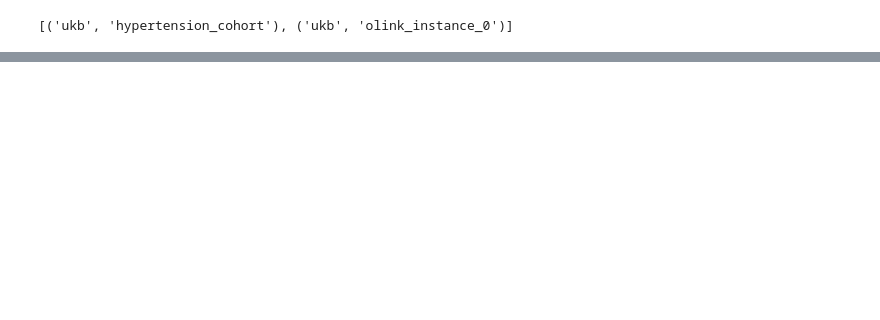
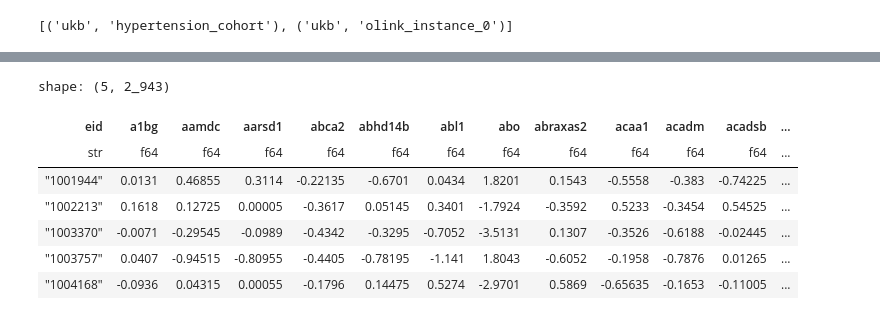
Before and after one commit to wjixiang/aikb, a Jupyter notebook: bio_info/replication/protein-phenotype/pwas.ipynb, the cells around one changed output, grey strips where cells are left out. Cells and saved outputs as stored; diff of their text form; code cells hidden in the pictures; blank space fills up the shorter version.

```diff
--- a/bio_info/replication/protein-phenotype/pwas.ipynb
+++ b/bio_info/replication/protein-phenotype/pwas.ipynb
@@ -50,0 +112,34 @@ shape: (1, 2_924)
+# %%
+rename_map = {
+    "participant.p131286": "htn_date",
+    "participant.p31": "sex",
+    "participant.p21003_i0": "age",
+    "participant.p21001_i0": "bmi",
+    "participant.p1239_i0": "smoking_current",
+    "participant.p1249_i0": "smoking_past",
+    "participant.p20117_i0": "smoking_pack_years",
+    "participant.p6138_i0": "education",
+    "participant.p738_i0": "income",
+    "participant.p22189": "townsend_di",
+    "participant.p54_i0": "assessment_centre",
+    "participant.p4080_i0_a0": "systolic_bp_1",
+    "participant.p4079_i0_a0": "diastolic_bp_1",
+    "participant.p4080_i0_a1": "systolic_bp_2",
+    "participant.p4079_i0_a1": "diastolic_bp_2",
+    "participant.p2966_i0": "age_htn_diagnosed",
+    "olink_instance_0.eid": "olink_eid",
+}
+
+
+df = df.rename(rename_map)
+# %%
+df.head().collect()
+# %% [output]
+shape: (5, 2_943)
+| eid | a1bg | aamdc | aarsd1 | abca2 | abhd14b | abl1 | abo | abraxas2 | acaa1 | acadm | acadsb | ... |
+| str | f64 | f64 | f64 | f64 | f64 | f64 | f64 | f64 | f64 | f64 | f64 | ... |
+| "1001944" | 0.0131 | 0.46855 | 0.3114 | -0.22135 | -0.6701 | 0.0434 | 1.8201 | 0.1543 | -0.5558 | -0.383 | -0.74225 | ... |
+| "1002213" | 0.1618 | 0.12725 | 0.00005 | -0.3617 | 0.05145 | 0.3401 | -1.7924 | -0.3592 | 0.5233 | -0.3454 | 0.54525 | ... |
+| "1003370" | -0.0071 | -0.29545 | -0.0989 | -0.4342 | -0.3295 | -0.7052 | -3.5131 | 0.1307 | -0.3526 | -0.6188 | -0.02445 | ... |
+| "1003757" | 0.0407 | -0.94515 | -0.80955 | -0.4405 | -0.78195 | -1.141 | 1.8043 | -0.6052 | -0.1958 | -0.7876 | 0.01265 | ... |
+| "1004168" | -0.0936 | 0.04315 | 0.00055 | -0.1796 | 0.14475 | 0.5274 | -2.9701 | 0.5869 | -0.65635 | -0.1653 | -0.11005 | ... |
```
Also changed, not shown: parts of 20 cells of this notebook, 9 other files.
